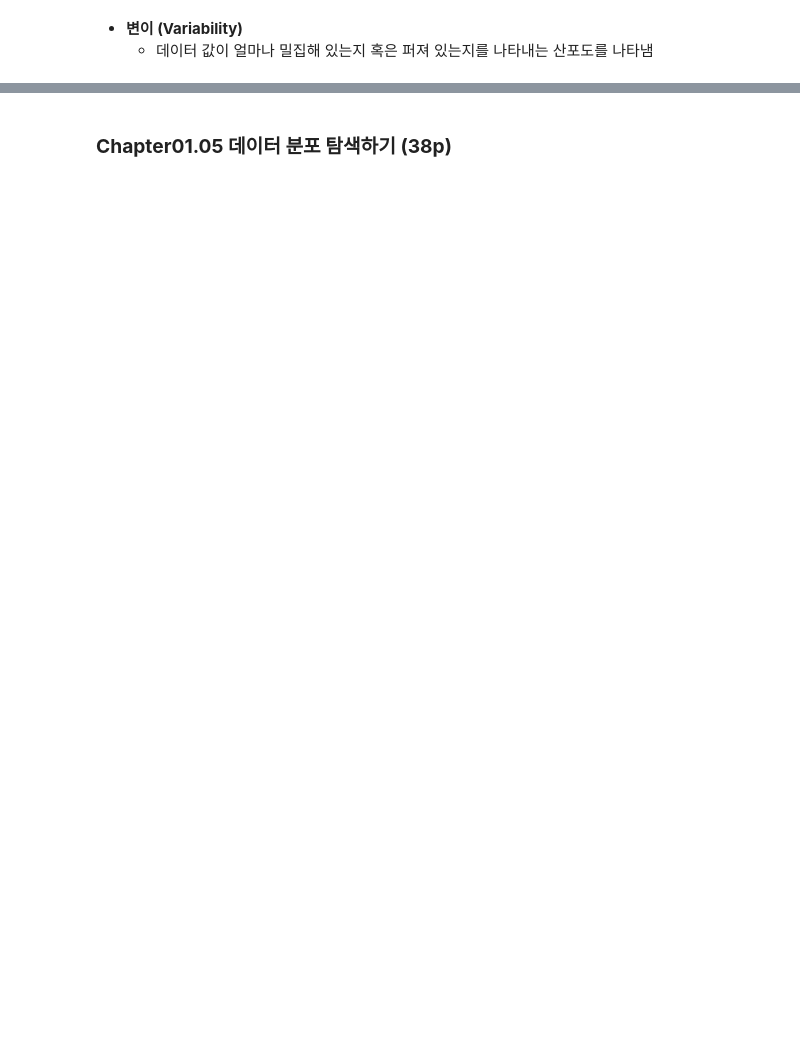
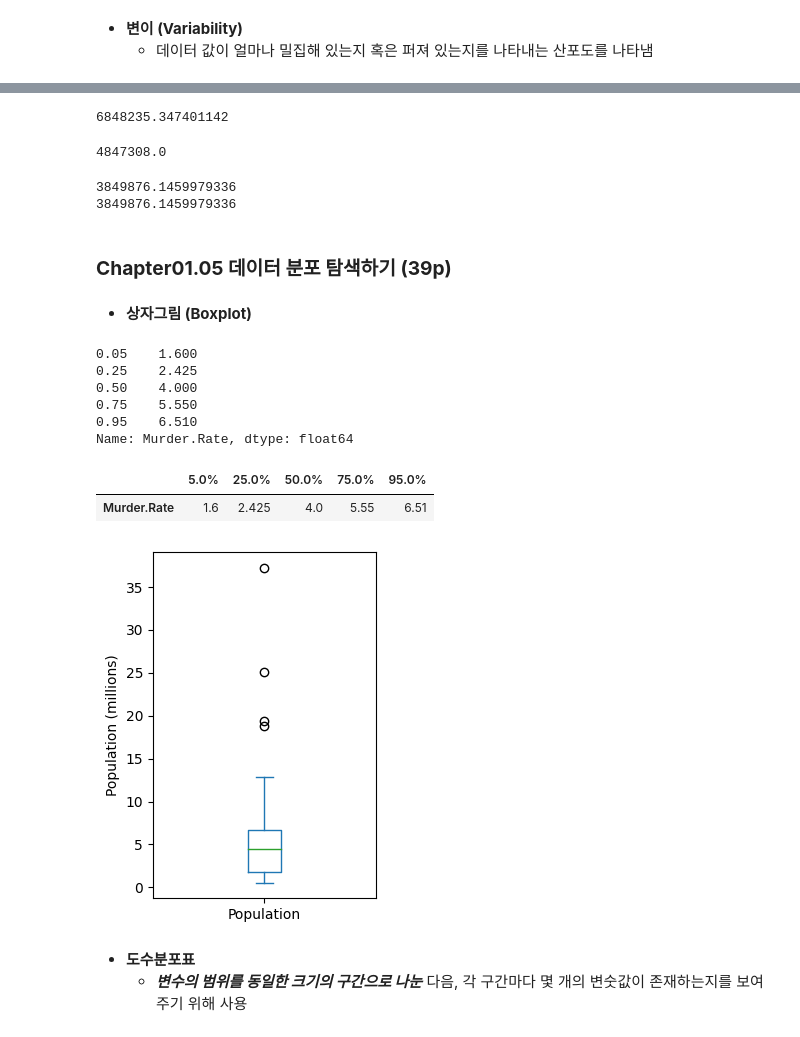
Before and after one commit to LeeYuJoung/Engineering_Mathematics, a Jupyter notebook: 데이터 과학을 위한 통계/Chapter01. 탐색적 데이터 분석.ipynb, the cells around one changed output, grey strips where cells are left out. Saved outputs shown, nothing was run; the diff lists cells and outputs as text; code cells hidden in the pictures; blank space fills up the shorter version.

```diff
--- a/데이터 과학을 위한 통계/Chapter01. 탐색적 데이터 분석.ipynb
+++ b/데이터 과학을 위한 통계/Chapter01. 탐색적 데이터 분석.ipynb
@@ -170,2 +208,51 @@ print(wquantiles.median(state['Murder.Rate'], weights = state['Population']))
+# %%
+## Population(인구수) 표준편차
+print(state['Population'].std())
+# %% [output]
+6848235.347401142
+# %%
+## Population(인구수) IQR (사분위범위)
+state['Population'].quantile(0.75) - state['Population'].quantile(0.25)
+# %% [output]
+4847308.0
+# %%
+## Population(인구수) MAD (중위절대편차)
+print(robust.scale.mad(state['Population']))
+print(abs(state['Population'] - state['Population'].median()).median() / 0.6744897501960817)
+# %% [output]
+3849876.1459979336
+3849876.1459979336
 # %% [markdown]
-### **Chapter01.05 데이터 분포 탐색하기 (38p)**
+### **Chapter01.05 데이터 분포 탐색하기 (39p)**
+# %% [markdown]
+* **상자그림 (Boxplot)**
+# %%
+## 주별 살인율의 백분위수
+state['Murder.Rate'].quantile([0.05, 0.25, 0.5, 0.75, 0.95])
+# %% [output]
+0.05    1.600
+0.25    2.425
+0.50    4.000
+0.75    5.550
+0.95    6.510
+Name: Murder.Rate, dtype: float64
+# %%
+percentages = [0.05, 0.25, 0.5, 0.75, 0.95]
+df = pd.DataFrame(state['Murder.Rate'].quantile(percentages))
+df.index = [f'{p * 100}%' for p in percentages]
+df.transpose()
+# %% [output]
+|  | 5.0% | 25.0% | 50.0% | 75.0% | 95.0% |
+| Murder.Rate | 1.6 | 2.425 | 4.0 | 5.55 | 6.51 |
+# %%
+## 주별 인구 분포 나타내는 상자그림(boxplot)
+ax = (state['Population'] / 1000000).plot.box(figsize = (3, 4))
+ax.set_ylabel('Population (millions)')
+
+plt.tight_layout()
+plt.show()
+# %% [output]
+[figure, added]
+# %% [markdown]
+* **도수분포표**
+  * ***변수의 범위를 동일한 크기의 구간으로 나눈*** 다음, 각 구간마다 몇 개의 변숫값이 존재하는지를 보여주기 위해 사용
```
Also changed, not shown: parts of 16 cells of this notebook.
